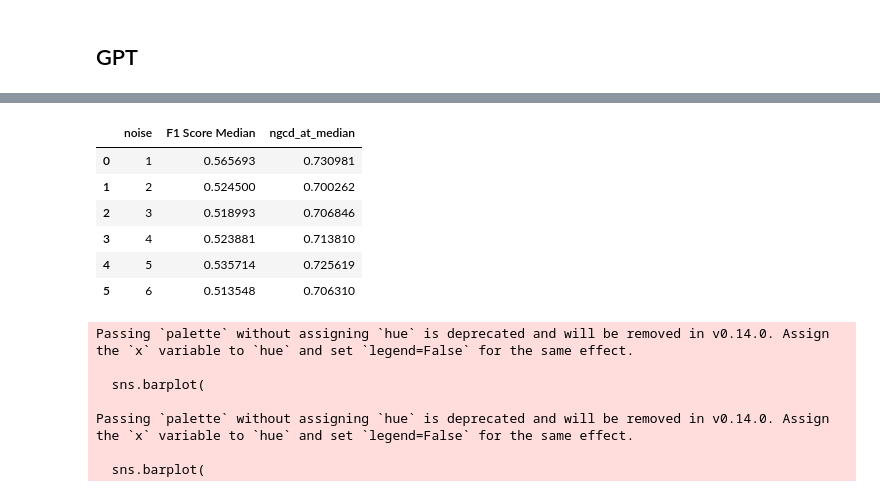
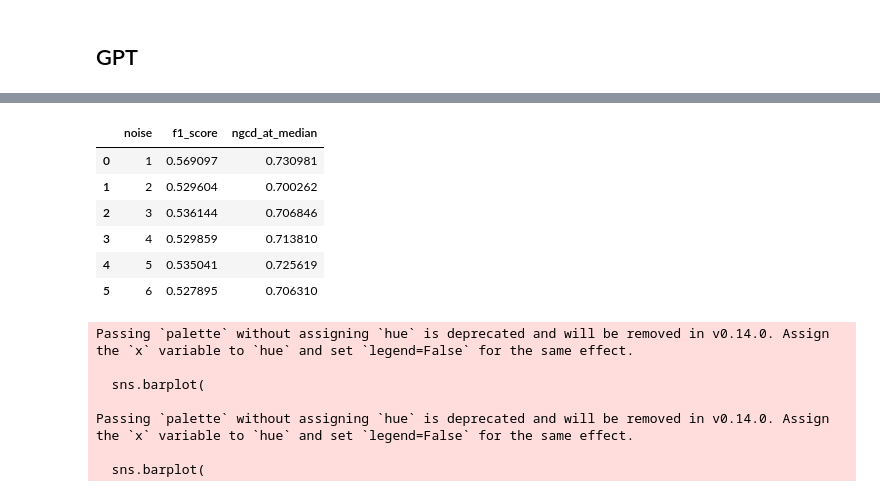
Before and after one commit to user28060/Alignment-of-schema-only-and-instance-only-data, a Jupyter notebook: Results_Experiments/RQ3- Noise/noise.ipynb, the cells around one changed output, grey strips where cells are left out. Cells and saved outputs as stored; diff of their text form; code cells hidden in the pictures.

```diff
--- a/Results_Experiments/RQ3- Noise/noise.ipynb
+++ b/Results_Experiments/RQ3- Noise/noise.ipynb
@@ -13,18 +29,18 @@ gpt=pd.read_csv(folder_path+"/Results_Experiments/GPT_results/gpt_with_time.csv"
 # %%
 # Group by noise and calculate mean
 metrics_by_noise = gpt.groupby('noise', as_index=False).agg({
-    'F1 Score Median': 'mean',
+    'f1_score': 'mean',
     'ngcd_at_median': 'mean'
 })
 metrics_by_noise
 # %% [output]
-|  | noise | F1 Score Median | ngcd_at_median |
-| 0 | 1 | 0.565693 | 0.730981 |
-| 1 | 2 | 0.524500 | 0.700262 |
-| 2 | 3 | 0.518993 | 0.706846 |
-| 3 | 4 | 0.523881 | 0.713810 |
-| 4 | 5 | 0.535714 | 0.725619 |
-| 5 | 6 | 0.513548 | 0.706310 |
+|  | noise | f1_score | ngcd_at_median |
+| 0 | 1 | 0.569097 | 0.730981 |
+| 1 | 2 | 0.529604 | 0.700262 |
+| 2 | 3 | 0.536144 | 0.706846 |
+| 3 | 4 | 0.529859 | 0.713810 |
+| 4 | 5 | 0.535041 | 0.725619 |
+| 5 | 6 | 0.527895 | 0.706310 |
 # %%
 import matplotlib.pyplot as plt
 import seaborn as sns
```
Also changed, not shown: parts of 5 cells of this notebook, 11 other files.
